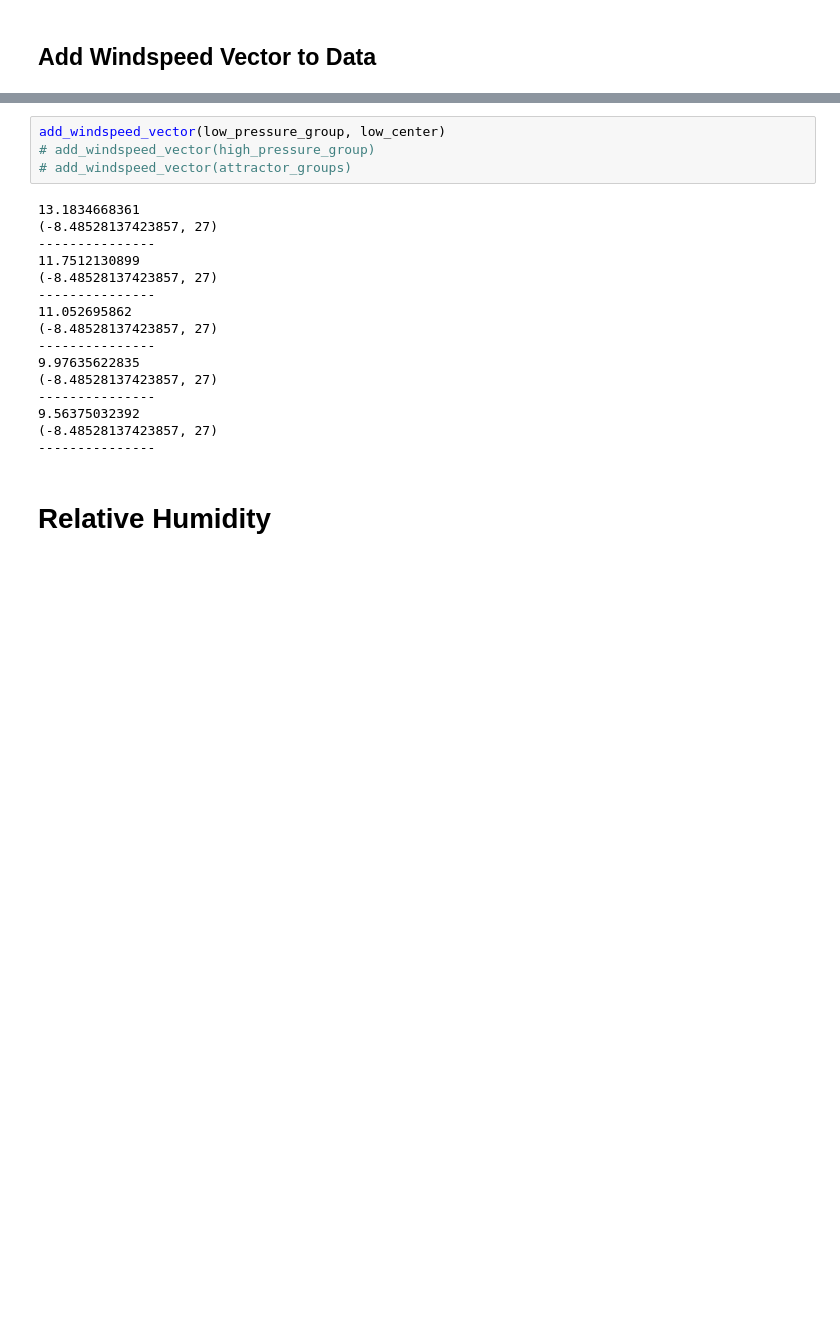
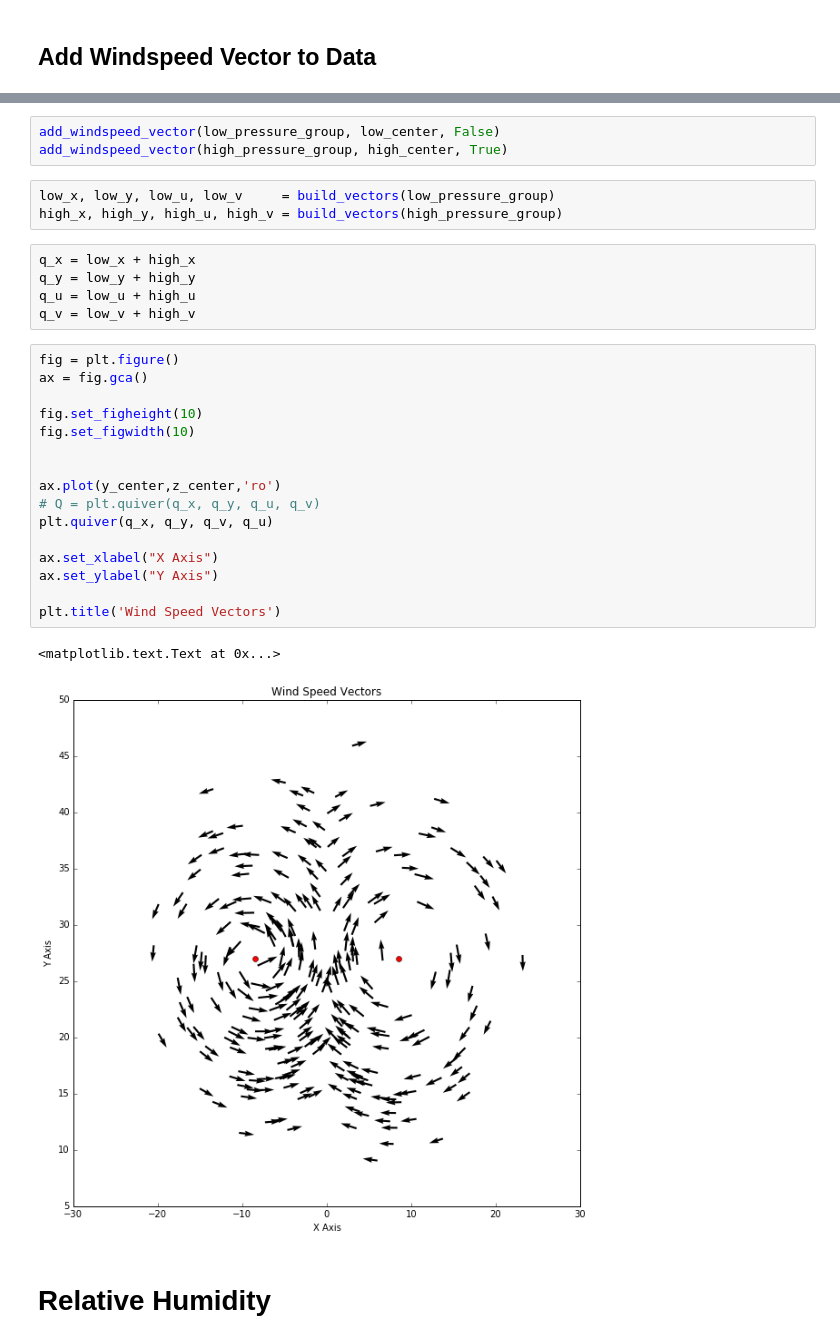
Before and after one commit to bi3mer/WeatherForecasting, a Jupyter notebook: Lorenz Simulation.ipynb, the cells around one changed output, grey strips where cells are left out. Cells and saved outputs as stored; diff of their text form; blank space fills up the shorter version.

```diff
--- a/Lorenz Simulation.ipynb
+++ b/Lorenz Simulation.ipynb
@@ -880,23 +893,33 @@ def add_windspeed_vector(attractor_system, center):
 # %%
-add_windspeed_vector(low_pressure_group, low_center)
-# add_windspeed_vector(high_pressure_group)
-# add_windspeed_vector(attractor_groups)
+add_windspeed_vector(low_pressure_group, low_center, False)
+add_windspeed_vector(high_pressure_group, high_center, True)
-# %% [output]
-13.1834668361
-(-8.48528137423857, 27)
----------------
-11.7512130899
-(-8.48528137423857, 27)
----------------
-11.052695862
-(-8.48528137423857, 27)
----------------
-9.97635622835
-(-8.48528137423857, 27)
----------------
-9.56375032392
-(-8.48528137423857, 27)
----------------
+# %%
+low_x, low_y, low_u, low_v     = build_vectors(low_pressure_group)
+high_x, high_y, high_u, high_v = build_vectors(high_pressure_group)
+# %%
+q_x = low_x + high_x
+q_y = low_y + high_y
+q_u = low_u + high_u
+q_v = low_v + high_v
+# %%
+fig = plt.figure()
+ax = fig.gca()
+
+fig.set_figheight(10)
+fig.set_figwidth(10)
+
+
+ax.plot(y_center,z_center,'ro')
+# Q = plt.quiver(q_x, q_y, q_u, q_v)
+plt.quiver(q_x, q_y, q_v, q_u)
+
+ax.set_xlabel("X Axis")
+ax.set_ylabel("Y Axis")
+
+plt.title('Wind Speed Vectors')
+# %% [output]
+<matplotlib.text.Text at 0x...>
+[figure, added]
 # %% [markdown]
 # Relative Humidity
 # %%
```
Also changed, not shown: parts of 25 cells of this notebook.
